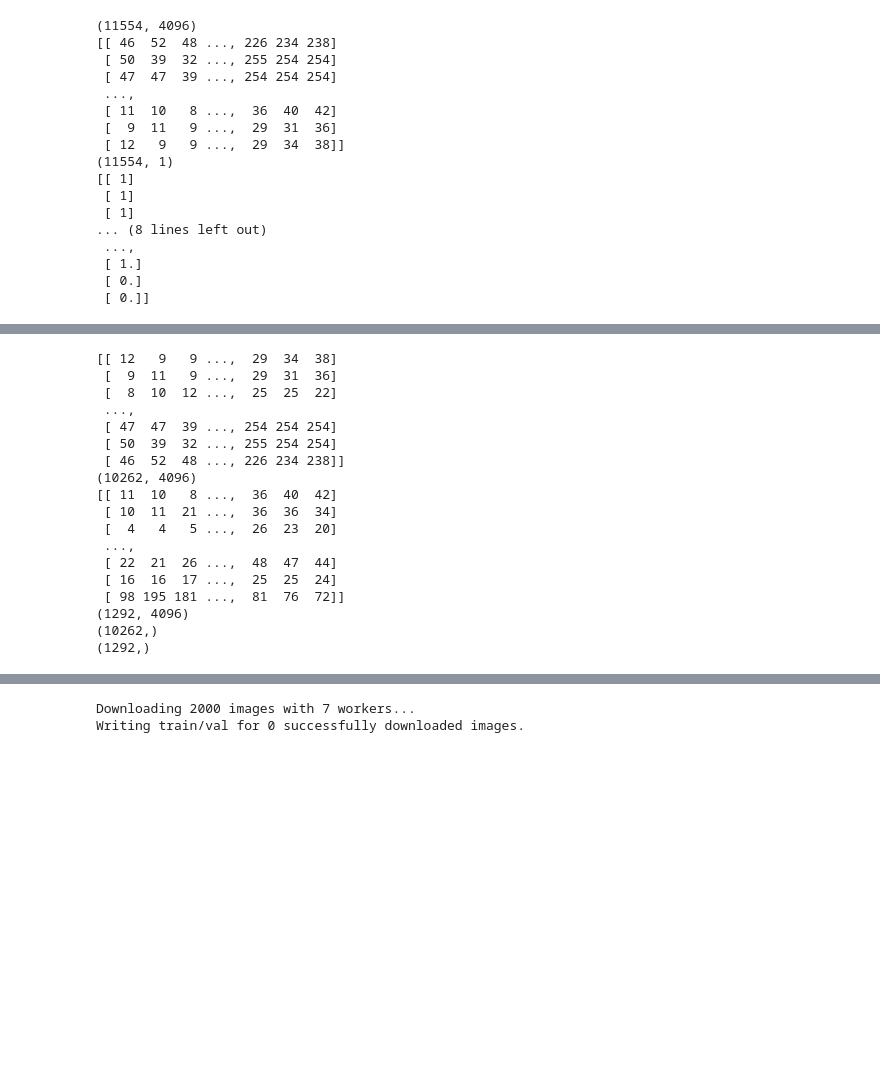
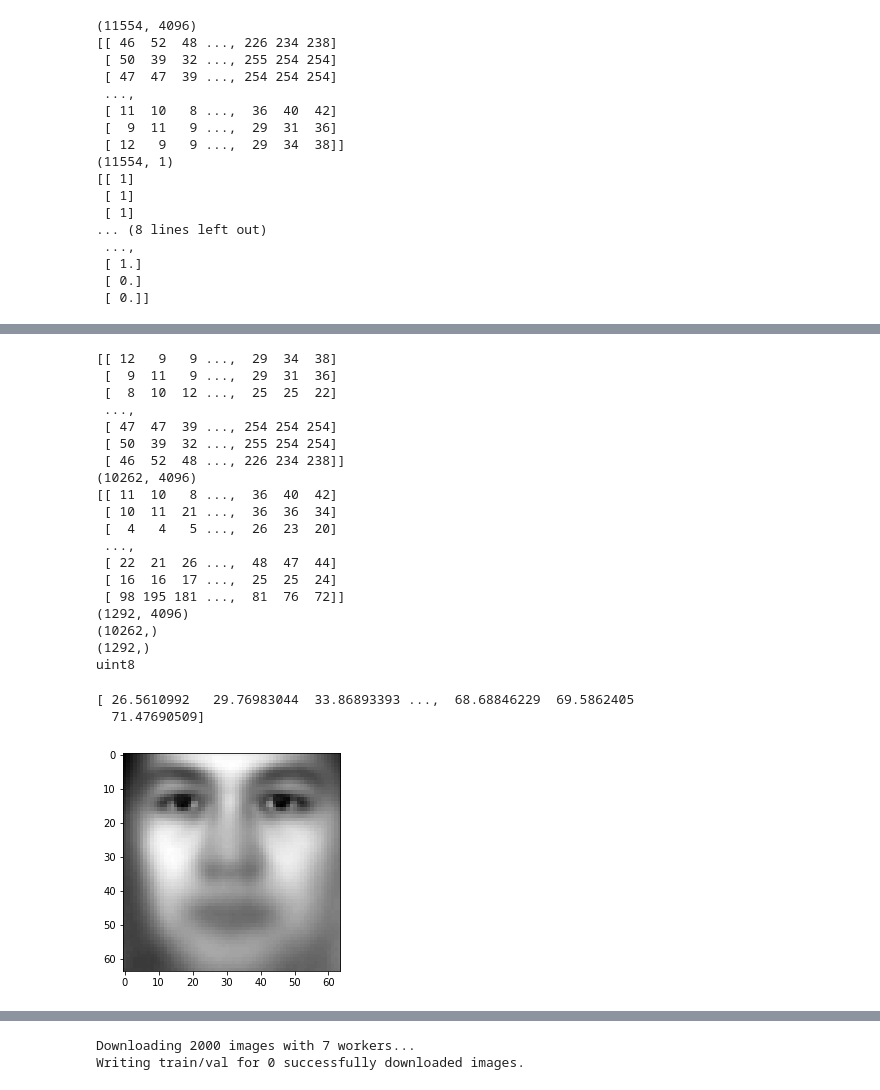
Before and after one commit to csf0429/HW_FaceVerification, a Jupyter notebook: CNN.ipynb, the cells around one changed output, grey strips where cells are left out. Cells and saved outputs as stored; diff of their text form; code cells hidden in the pictures; blank space fills up the shorter version.

```diff
--- a/CNN.ipynb
+++ b/CNN.ipynb
@@ -119,6 +121,8 @@ y_train = y_train.reshape(y_train.shape[0])
 y_test = y_test.reshape(y_test.shape[0])
 print y_train.shape
 print y_test.shape
+
+print X_train.dtype
 # %% [output]
 [[ 12   9   9 ...,  29  34  38]
  [  9  11   9 ...,  29  31  36]
@@ -138,3 +142,4 @@ print y_test.shape
 (1292, 4096)
 (10262,)
 (1292,)
+uint8
@@ -215,0 +146,8 @@ def caffenet(data, label=None, train=True, num_classes=1000,
+# %%
+mean_image = np.mean(X_train, axis = 0)
+plt.imshow(mean_image.reshape((64,64)).astype('uint8'))
+print mean_image
+# %% [output]
+[ 26.5610992   29.76983044  33.86893393 ...,  68.68846229  69.5862405
+  71.47690509]
+[figure, added]
```
Also changed, not shown: parts of 24 cells of this notebook, 3 other files.
